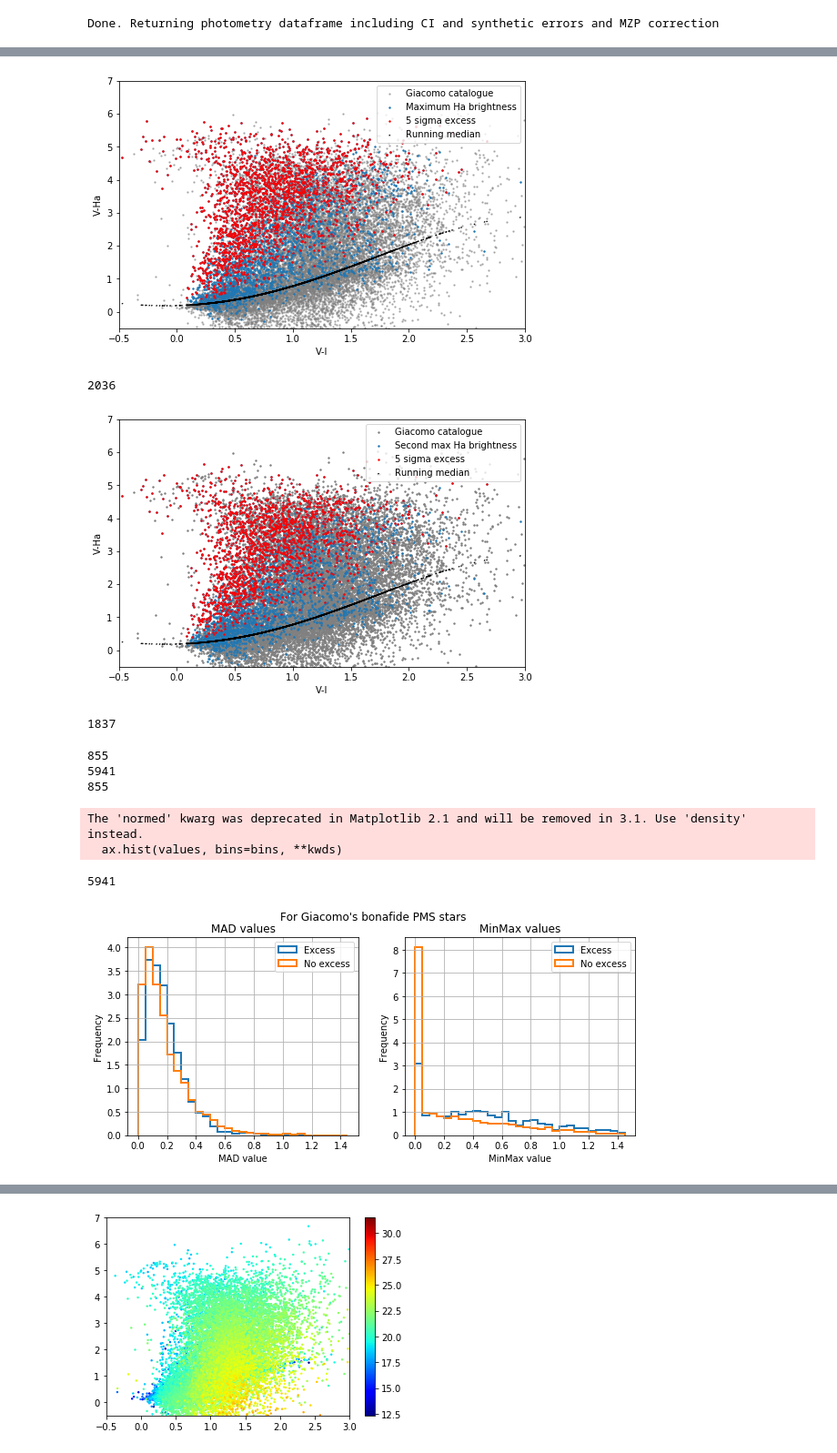
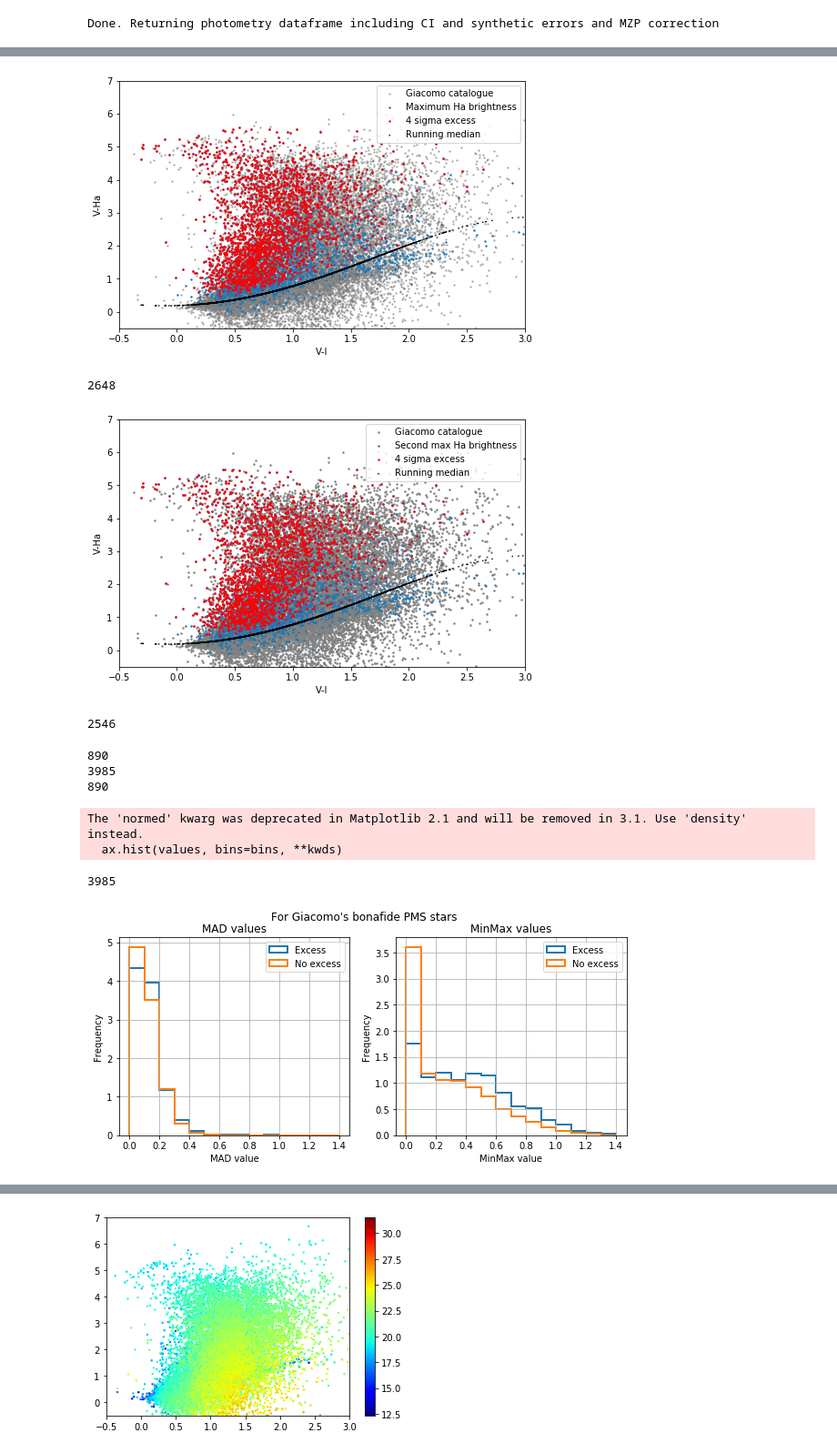
Before and after one commit to LuukOudshoorn25/HubbleVariableStars, a Jupyter notebook: SExtractor/Analysis/SExtractor Analysis.ipynb, the cells around one changed output, grey strips where cells are left out. Shown at 91% size. Cells and saved outputs as stored; diff of their text form; code cells hidden in the pictures.

```diff
--- a/SExtractor/Analysis/SExtractor Analysis.ipynb
+++ b/SExtractor/Analysis/SExtractor Analysis.ipynb
@@ -529,15 +579,24 @@ class Analysis():
         else:
             return xsort[0]
 
+    def second_faintest(self,x):
+        xsort=np.sort(x)
+        if len(xsort)>1:
+            return xsort[-2]
+        else:
+            return xsort[-1]
+
     def get_max_ha(self):
         phot_df = self.phot_df
-        nmeas = Analyzer.GetNumberOfMeasurements()>=3
+        nmeas = Analyzer.GetNumberOfMeasurements()>=4
         phot_df = phot_df[phot_df.index.get_level_values(1)=='F656N']
         max_ha_mag     = phot_df.groupby(['AssocID', 'Filter'])['MAG_APER2'].min()[nmeas]
         second_max_ha  = phot_df.groupby(['AssocID', 'Filter'])['MAG_APER2'].apply(lambda x: self.second_brightest(x))[nmeas]
+        min_ha_mag     = phot_df.groupby(['AssocID', 'Filter'])['MAG_APER2'].max()[nmeas]
+        second_min_ha  = phot_df.groupby(['AssocID', 'Filter'])['MAG_APER2'].apply(lambda x: self.second_faintest(x))[nmeas]
         ha_error_mag   = phot_df.groupby(['AssocID', 'Filter'])['MAGERR_APER2'].median()[nmeas]
         med_ha         = self.GetMedMags()[Analyzer.GetMedMags().index.get_level_values(1)=='F656N']
-        maxmag_df      = pd.DataFrame({'MaxHa':max_ha_mag,'SecondMaxHa':second_max_ha,'MedHa':med_ha, 'HaErr': ha_error_mag})
+        maxmag_df      = pd.DataFrame({'MaxHa':max_ha_mag,'SecondMaxHa':second_max_ha,'MinHa':min_ha_mag, 'SecondMinHa':second_min_ha,'MedHa':med_ha, 'HaErr': ha_error_mag})
         return maxmag_df.droplevel(1)
 
     def get_color(self, color1, color2):
@@ -618,11 +686,11 @@ df= Analyzer.merge_color_maxha('F555W','F814W')
 plt.figure(figsize=(8,5))
 plt.ylim(-0.5,7)
 plt.xlim(-0.5,3)
-five_sigma_excess = ((df.F555W-df.MaxHa) - running_median(df.F555W-df.F814W))/np.sqrt((df.eColor**2+df.HaErr**2))>=5
+five_sigma_excess = ((df.F555W-df.MaxHa) - running_median(df.F555W-df.F814W))/np.sqrt((df.eColor**2+df.HaErr**2))>=4
 #plt.scatter((Analyzer.MedMag.unstack()['F555W'] - Analyzer.MedMag.unstack()['F814W']),(Analyzer.MedMag.unstack()['F555W'] - Analyzer.MedMag.unstack()['F656N']), s=1, label='Median colors')
 plt.scatter(all_stars['v_1']-all_stars['i_1'], all_stars['v_1']-all_stars['ha_1'], color='grey', s=2,alpha=0.5, label='Giacomo catalogue')
 plt.scatter(df.F555W-df.F814W, df.F555W-df.MaxHa, s=2, label='Maximum Ha brightness')
-plt.scatter((df.F555W-df.F814W)[five_sigma_excess], (df.F555W-df.MaxHa)[five_sigma_excess], s=2, c='red', label='5 sigma excess')
+plt.scatter((df.F555W-df.F814W)[five_sigma_excess], (df.F555W-df.MaxHa)[five_sigma_excess], s=2, c='red', label='4 sigma excess')
 plt.scatter(df.F555W-df.F814W,running_median(df.F555W-df.F814W), color='black', s=1, ls='dotted', label='Running median')
 plt.xlabel('V-I')
 plt.ylabel('V-Ha')
@@ -630,17 +698,17 @@ plt.legend(loc='best')
 plt.show()
 print(five_sigma_excess.sum())
 # %% [output]
-[figure, old version]
+[figure, new version]
-2036
+2648
 # %%
 plt.figure(figsize=(8,5))
 plt.ylim(-0.5,7)
 plt.xlim(-0.5,3)
-five_sigma_excess = ((df.F555W-df.SecondMaxHa) - running_median(df.F555W-df.F814W))/np.sqrt((df.eColor**2+df.HaErr**2))>=5
+five_sigma_excess = ((df.F555W-df.SecondMaxHa) - running_median(df.F555W-df.F814W))/np.sqrt((df.eColor**2+df.HaErr**2))>=4
 #plt.scatter((Analyzer.MedMag.unstack()['F555W'] - Analyzer.MedMag.unstack()['F814W']),(Analyzer.MedMag.unstack()['F555W'] - Analyzer.MedMag.unstack()['F656N']), s=1, label='Median colors')
 plt.scatter(all_stars['v_1']-all_stars['i_1'], all_stars['v_1']-all_stars['ha_1'], color='grey', s=2, label='Giacomo catalogue')
 plt.scatter(df.F555W-df.F814W, df.F555W-df.SecondMaxHa, s=2, label='Second max Ha brightness')
-plt.scatter((df.F555W-df.F814W)[five_sigma_excess], (df.F555W-df.SecondMaxHa)[five_sigma_excess], s=2, c='red', label='5 sigma excess')
+plt.scatter((df.F555W-df.F814W)[five_sigma_excess], (df.F555W-df.SecondMaxHa)[five_sigma_excess], s=2, c='red', label='4 sigma excess')
 plt.scatter(df.F555W-df.F814W,running_median(df.F555W-df.F814W), color='black', s=1, ls='dotted', label='Running median')
 
 plt.xlabel('V-I')
@@ -650,8 +718,8 @@ plt.show()
 print(five_sigma_excess.sum())
 ha_excess_stars = five_sigma_excess.index[five_sigma_excess].values
 # %% [output]
-[figure, old version]
+[figure, new version]
-1837
+2546
 # %%
 plt.figure(figsize=(10,4))
 mads = Analyzer.GetMADvalues()
@@ -663,39 +731,39 @@ not_pms = np.setdiff1d(not_pms, ha_excess_stars)
 not_excess_mad = mads.loc[not_pms]
 print(len(not_excess_mad))
 plt.subplot(121)
 
 plt.title('MAD values')
-excess_mad.hist(bins=np.arange(0,1.5,0.05), histtype='step', label='Excess', normed=True, linewidth=2)
-not_excess_mad.hist(bins=np.arange(0,1.5,0.05), histtype='step', label='No excess', normed=True, linewidth=2)
+excess_mad.hist(bins=np.arange(0,1.5,0.1), histtype='step', label='Excess', normed=True, linewidth=2)
+not_excess_mad.hist(bins=np.arange(0,1.5,0.1), histtype='step', label='No excess', normed=True, linewidth=2)
 
 plt.suptitle("For Giacomo's bonafide PMS stars")
 plt.legend()
 plt.xlabel('MAD value')
 plt.ylabel('Frequency')
 
 plt.subplot(122)
 plt.title('MinMax values')
 minmax = Analyzer.GetMinMaxvalues()
 minmax=minmax[minmax.index.get_level_values(1)=='F656N']
 excess_minmax = minmax.loc[pms_stars.index.values]
 print(len(excess_mad))
 not_pms = np.setdiff1d(minmax.reset_index().AssocID, pms_stars.index.values)
 not_pms = np.setdiff1d(not_pms, ha_excess_stars)
 not_excess_minmax = minmax.loc[not_pms]
 print(len(not_excess_minmax))
 
-excess_minmax.hist(bins=np.arange(0,1.5,0.05), histtype='step', label='Excess', normed=True, linewidth=2)
-not_excess_minmax.hist(bins=np.arange(0,1.5,0.05), histtype='step', label='No excess', normed=True, linewidth=2)
+excess_minmax.hist(bins=np.arange(0,1.5,0.10), histtype='step', label='Excess', normed=True, linewidth=2)
+not_excess_minmax.hist(bins=np.arange(0,1.5,0.10), histtype='step', label='No excess', normed=True, linewidth=2)
 
 plt.legend()
 plt.xlabel('MinMax value')
 plt.ylabel('Frequency')
 plt.show()
 # %% [output]
-855
-5941
-855
+890
+3985
+890
 The 'normed' kwarg was deprecated in Matplotlib 2.1 and will be removed in 3.1. Use 'density' instead.
   ax.hist(values, bins=bins, **kwds)
-5941
+3985
-[figure, old version]
+[figure, new version]
```
Also changed, not shown: parts of 39 cells of this notebook.
